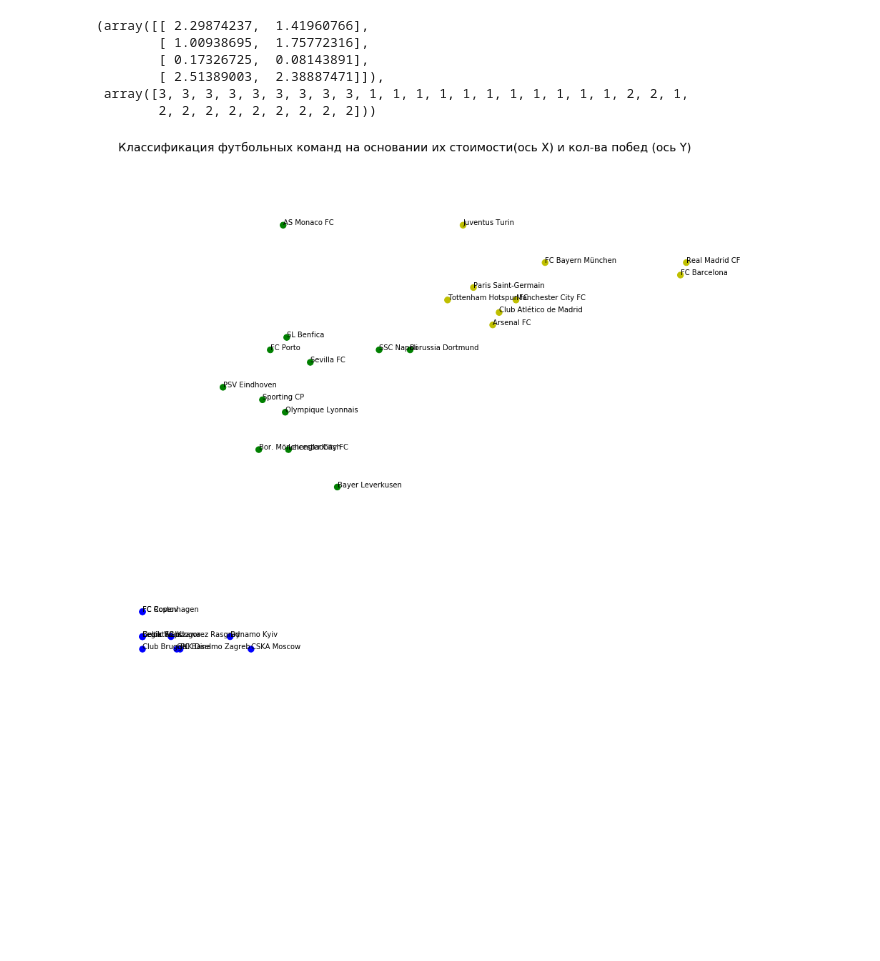
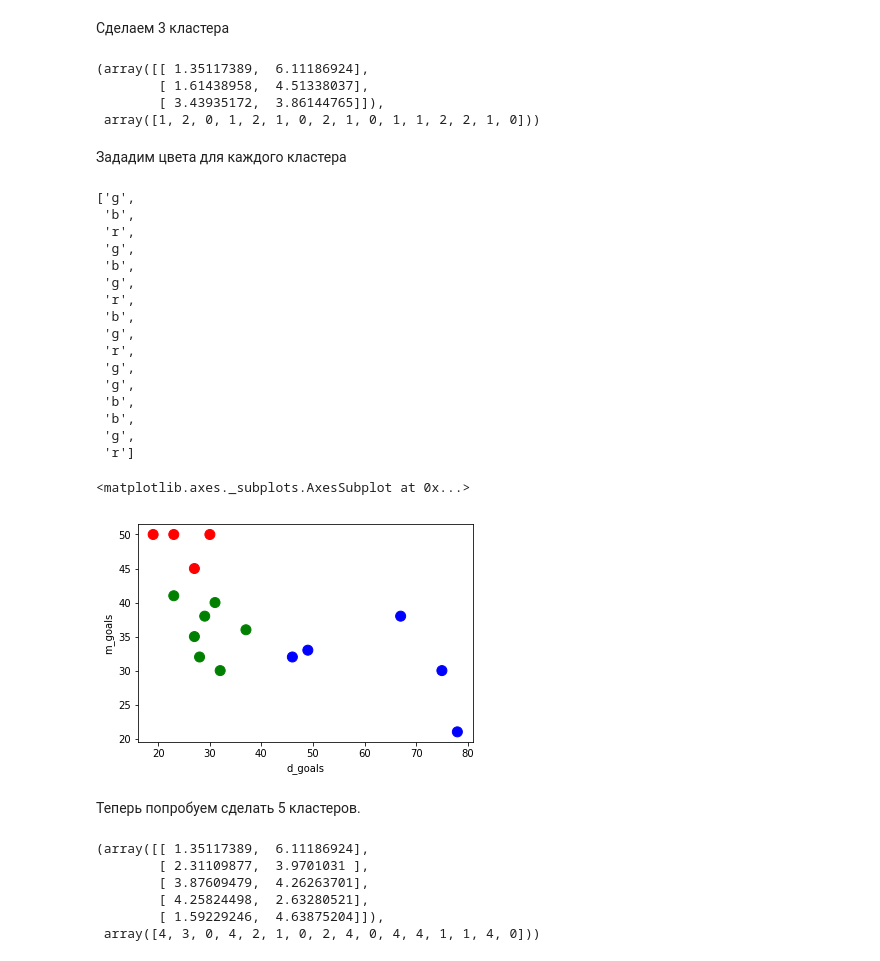
Before and after one commit to Rashid-S/Homework_4.3, a Jupyter notebook: Homework_4.3.ipynb, the cells around one changed output. Cells and saved outputs as stored; diff of their text form; code cells hidden in the pictures; blank space fills up the shorter version.

```diff
--- a/Homework_4.3.ipynb
+++ b/Homework_4.3.ipynb
@@ -55,0 +75,6 @@ data = data[['name', 'value', 'wins', 'goals', 'losses']].sort_values(by='value'
+# %%
+team_for_pd = []
+for team in teams:
+    if team['players']:
+        team_for_pd.append({'name': team['name'], 'd_goals': team['d_goals'], 'm_goals': team['m_goals']})
+team_for_pd
@@ -55,0 +98,3 @@ data = data[['name', 'value', 'wins', 'goals', 'losses']].sort_values(by='value'
+# %%
+teams_pd = pd.DataFrame(team_for_pd)
+teams_pd
@@ -56,2 +145,3 @@ data = data[['name', 'value', 'wins', 'goals', 'losses']].sort_values(by='value'
 # %%
-whitened = whiten(data[['value', 'wins']].as_matrix())
+whitened = whiten(teams_pd.as_matrix())
+whitened
@@ -58,22 +165,50 @@ whitened = whiten(data[['value', 'wins']].as_matrix())
+# %% [markdown]
+Сделаем 3 кластера
 # %%
-centroids, cluster_map = kmeans2(whitened, 4)
+centroids, cluster_map = kmeans2(whitened, 3)
 centroids, cluster_map
 # %% [output]
-(array([[ 2.29874237,  1.41960766],
-        [ 1.00938695,  1.75772316],
-        [ 0.17326725,  0.08143891],
-        [ 2.51389003,  2.38887471]]),
- array([3, 3, 3, 3, 3, 3, 3, 3, 3, 1, 1, 1, 1, 1, 1, 1, 1, 1, 1, 1, 2, 2, 1,
-        2, 2, 2, 2, 2, 2, 2, 2, 2]))
+(array([[ 1.35117389,  6.11186924],
+        [ 1.61438958,  4.51338037],
+        [ 3.43935172,  3.86144765]]),
+ array([1, 2, 0, 1, 2, 1, 0, 2, 1, 0, 1, 1, 2, 2, 1, 0]))
+# %% [markdown]
+Зададим цвета для каждого кластера
 # %%
 colors_map = {0: 'r', 1: 'g', 2: 'b', 3: 'y', 4: 'm'}
 colors = [colors_map[c] for c in cluster_map]
+colors
+# %% [output]
+['g',
+ 'b',
+ 'r',
+ 'g',
+ 'b',
+ 'g',
+ 'r',
+ 'b',
+ 'g',
+ 'r',
+ 'g',
+ 'g',
+ 'b',
+ 'b',
+ 'g',
+ 'r']
-# %%
-fig, ax = plt.subplots(figsize=(15, 12))
-ax.axis('off')
-fig.suptitle("Классификация футбольных команд на основании их стоимости(ось Х) и кол-ва побед (ось Y)", fontsize=16)
-ax.scatter(data['value'], data['wins'], c=colors, s=70)
-for i in range(len(data)):
-    ax.annotate(data['name'][i], (data['value'][i], data['wins'][i]))
-# %% [output]
-[figure, removed]
+# %%
+teams_pd.plot.scatter(x='d_goals', y='m_goals', c=colors, s=100)
+# %% [output]
+<matplotlib.axes._subplots.AxesSubplot at 0x...>
+[figure, added]
+# %% [markdown]
+Теперь попробуем сделать 5 кластеров.
+# %%
+centroids, cluster_map = kmeans2(whitened, 5)
+centroids, cluster_map
+# %% [output]
+(array([[ 1.35117389,  6.11186924],
+        [ 2.31109877,  3.9701031 ],
+        [ 3.87609479,  4.26263701],
+        [ 4.25824498,  2.63280521],
+        [ 1.59229246,  4.63875204]]),
+ array([4, 3, 0, 4, 2, 1, 0, 2, 4, 0, 4, 4, 1, 1, 4, 0]))
```
Also changed, not shown: parts of 16 cells of this notebook.
